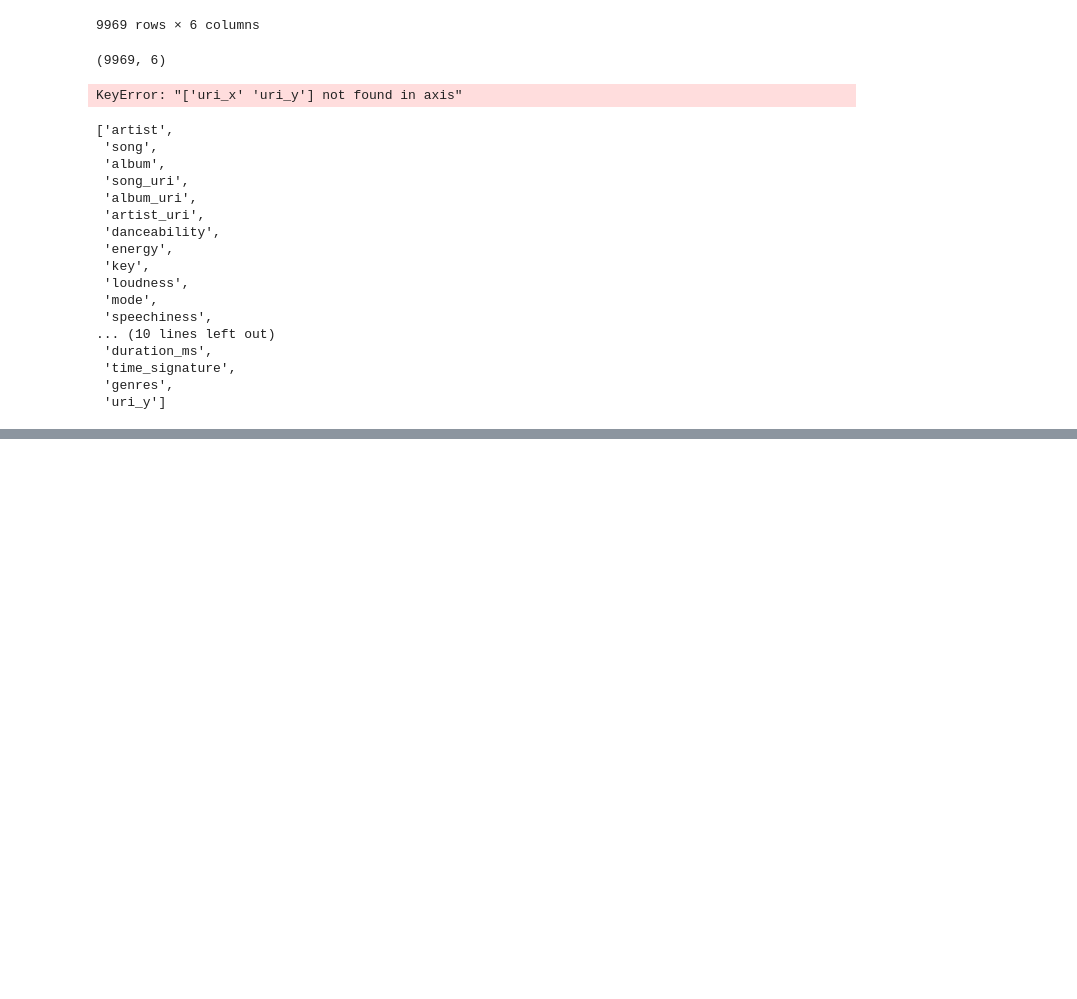
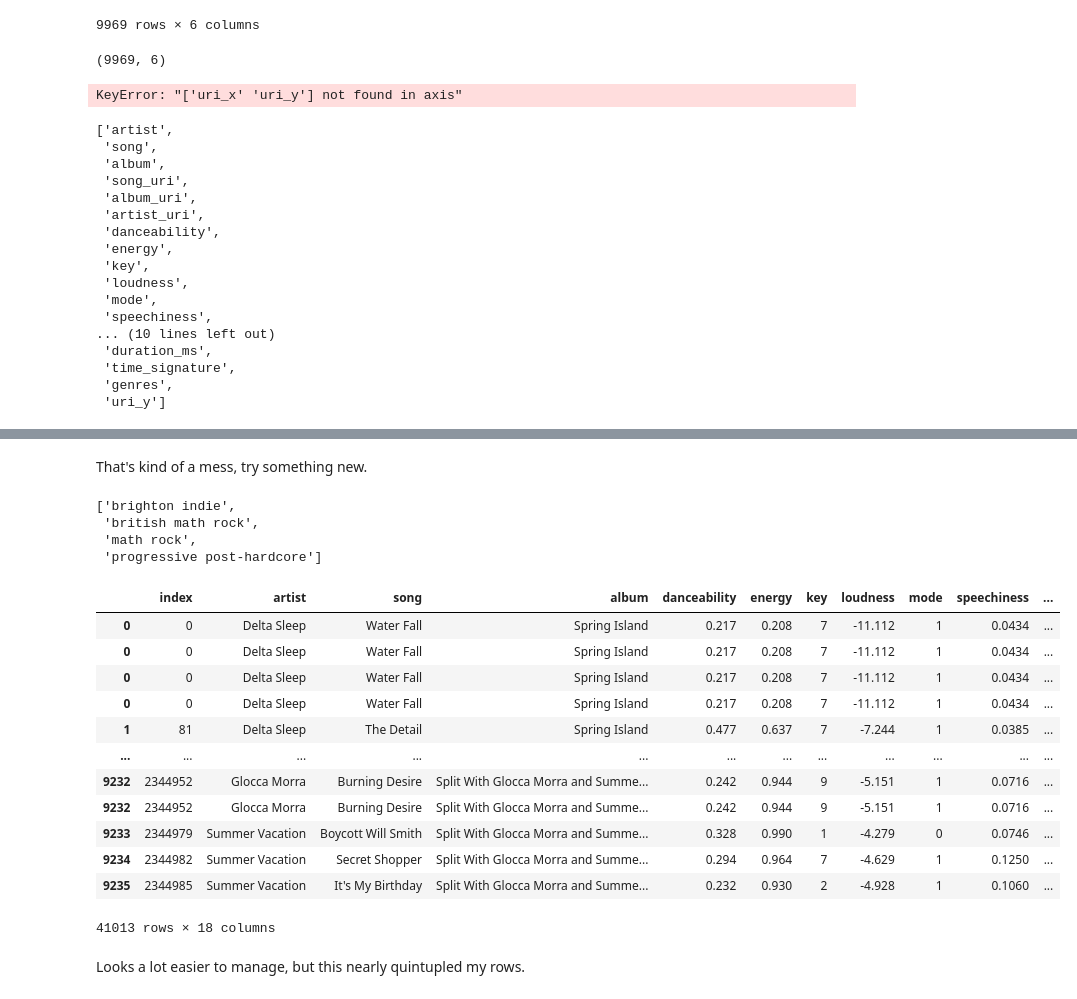
Before and after one commit to wheelerjoshua/spotify_classification_project, a Jupyter notebook: workbook.ipynb, the cells around one changed output, grey strips where cells are left out. Cells and saved outputs as stored; diff of their text form; code cells hidden in the pictures; blank space fills up the shorter version.

```diff
--- a/workbook.ipynb
+++ b/workbook.ipynb
@@ -456,2 +441,4 @@ df
 # %%
 df.drop_duplicates(inplace=True)
+# %%
+df.reset_index(inplace = True)
@@ -457,0 +465,6 @@ df.drop_duplicates(inplace=True)
+# %%
+# change str of list in df to list
+from ast import literal_eval
+genre = []
+for song in df.genres:
+    genre.append(literal_eval(song))
@@ -458 +490,33 @@ df.drop_duplicates(inplace=True)
+# %% [markdown]
+That's kind of a mess, try something new.
+# %%
+# change the genres column to be a list instead of str
+df['genres']=genre
+# %%
+# make sure they're a list and not a str. It works!
+df.genres[0]
+# %% [output]
+['brighton indie',
+ 'british math rock',
+ 'math rock',
+ 'progressive post-hardcore']
+# %%
+# let's try and explode it...
+df.explode('genres')
+# %% [output]
+|  | index | artist | song | album | danceability | energy | key | loudness | mode | speechiness | ... |
+| 0 | 0 | Delta Sleep | Water Fall | Spring Island | 0.217 | 0.208 | 7 | -11.112 | 1 | 0.0434 | ... |
+| 0 | 0 | Delta Sleep | Water Fall | Spring Island | 0.217 | 0.208 | 7 | -11.112 | 1 | 0.0434 | ... |
+| 0 | 0 | Delta Sleep | Water Fall | Spring Island | 0.217 | 0.208 | 7 | -11.112 | 1 | 0.0434 | ... |
+| 0 | 0 | Delta Sleep | Water Fall | Spring Island | 0.217 | 0.208 | 7 | -11.112 | 1 | 0.0434 | ... |
+| 1 | 81 | Delta Sleep | The Detail | Spring Island | 0.477 | 0.637 | 7 | -7.244 | 1 | 0.0385 | ... |
+| ... | ... | ... | ... | ... | ... | ... | ... | ... | ... | ... | ... |
+| 9232 | 2344952 | Glocca Morra | Burning Desire | Split With Glocca Morra and Summe... | 0.242 | 0.944 | 9 | -5.151 | 1 | 0.0716 | ... |
+| 9232 | 2344952 | Glocca Morra | Burning Desire | Split With Glocca Morra and Summe... | 0.242 | 0.944 | 9 | -5.151 | 1 | 0.0716 | ... |
+| 9233 | 2344979 | Summer Vacation | Boycott Will Smith | Split With Glocca Morra and Summe... | 0.328 | 0.990 | 1 | -4.279 | 0 | 0.0746 | ... |
+| 9234 | 2344982 | Summer Vacation | Secret Shopper | Split With Glocca Morra and Summe... | 0.294 | 0.964 | 7 | -4.629 | 1 | 0.1250 | ... |
+| 9235 | 2344985 | Summer Vacation | It's My Birthday | Split With Glocca Morra and Summe... | 0.232 | 0.930 | 2 | -4.928 | 1 | 0.1060 | ... |
+41013 rows × 18 columns
+# %% [markdown]
+Looks a lot easier to manage, but this nearly quintupled my rows.
 # %%
```
Also changed, not shown: parts of 9 cells of this notebook, 5 other files.
